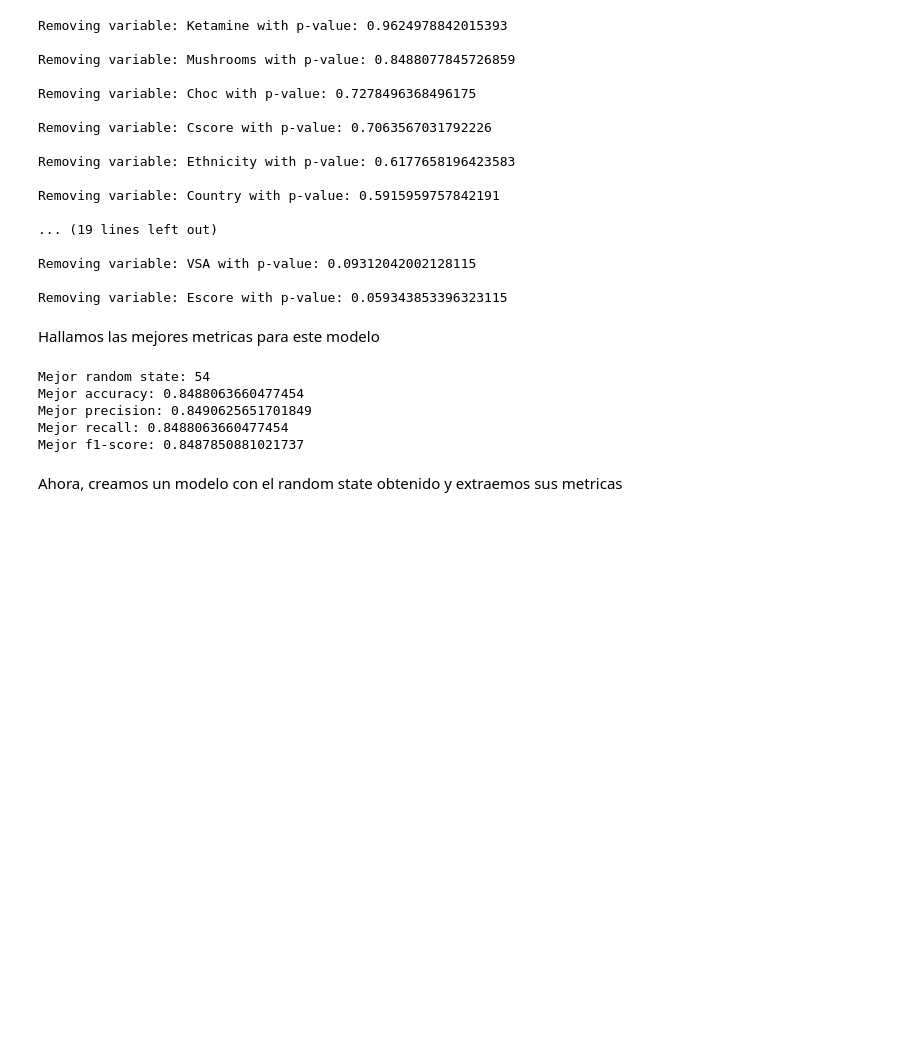
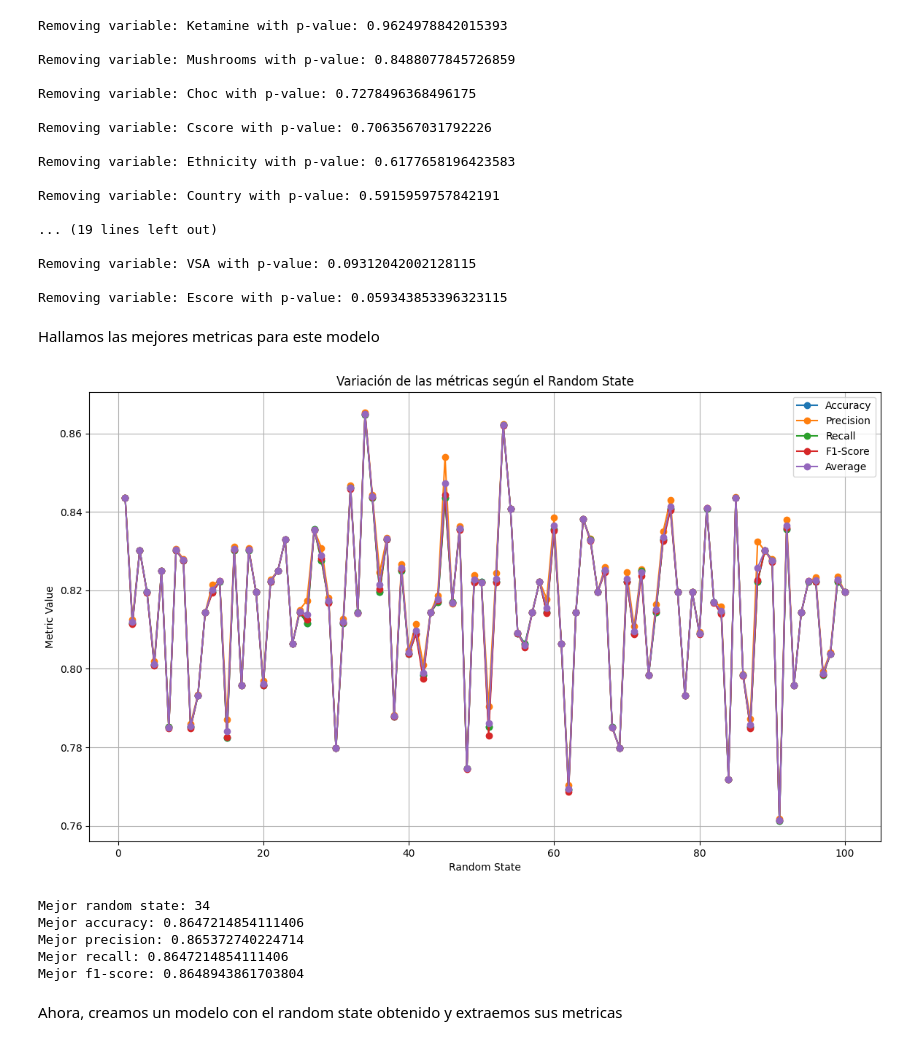
Before and after one commit to Crownyny/Drug_Consumption_Analysis, a Jupyter notebook: Data Analysis.ipynb, the cells around one changed output. Cells and saved outputs as stored; diff of their text form; code cells hidden in the pictures; blank space fills up the shorter version.

```diff
--- a/Data Analysis.ipynb
+++ b/Data Analysis.ipynb
@@ -439,18 +435,19 @@ Removing variable: Escore with p-value: 0.059343853396323115
 # %% [markdown]
 Hallamos las mejores metricas para este modelo
 # %%
-best_random_state, best_accuracy, best_precision, best_recall, best_f1 = find_best_metrics(3, X, y)
+best_random_state, best_accuracy, best_precision, best_recall, best_f1 = find_best_metrics(3, X_reduc, y)
 print(f"Mejor random state: {best_random_state}")
 print(f"Mejor accuracy: {best_accuracy}")
 print(f"Mejor precision: {best_precision}")
 print(f"Mejor recall: {best_recall}")
 print(f"Mejor f1-score: {best_f1}")
 # %% [output]
+[figure, added]
-Mejor random state: 54
-Mejor accuracy: 0.8488063660477454
-Mejor precision: 0.8490625651701849
-Mejor recall: 0.8488063660477454
-Mejor f1-score: 0.8487850881021737
+Mejor random state: 34
+Mejor accuracy: 0.8647214854111406
+Mejor precision: 0.865372740224714
+Mejor recall: 0.8647214854111406
+Mejor f1-score: 0.8648943861703804
 # %% [markdown]
 
 Ahora, creamos un modelo con el random state obtenido y extraemos sus metricas
```
Also changed, not shown: parts of 16 cells of this notebook.
